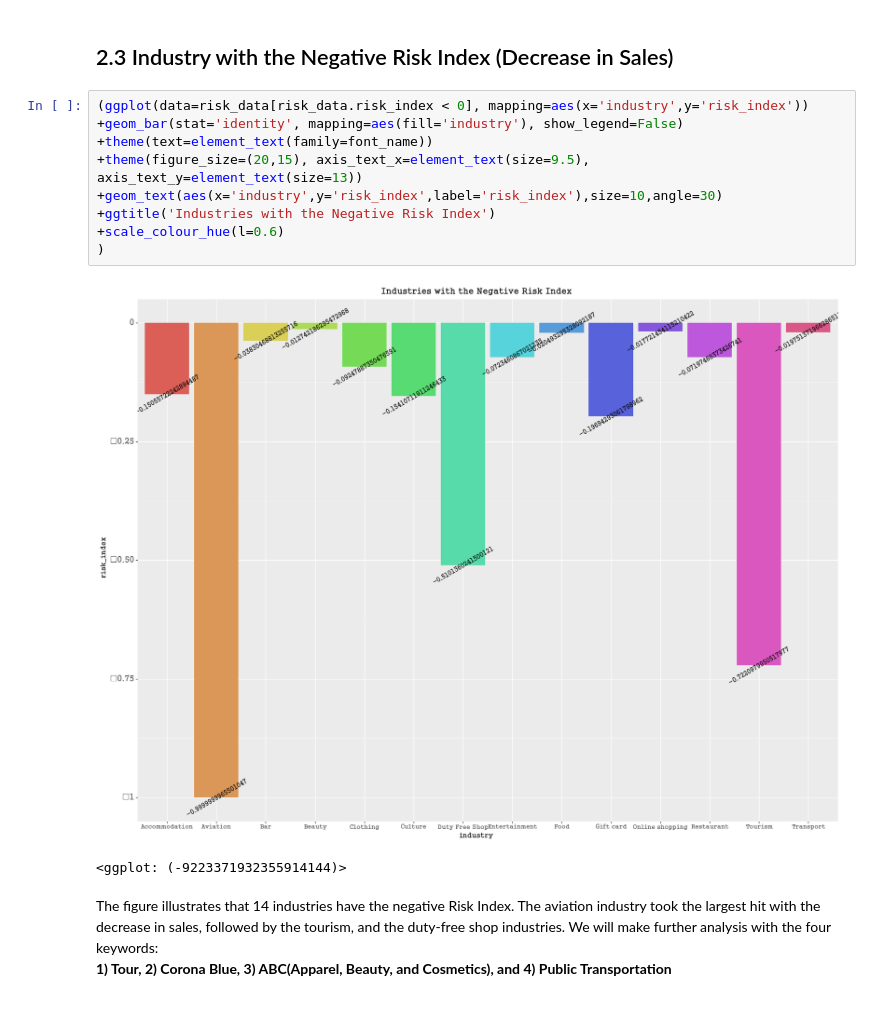
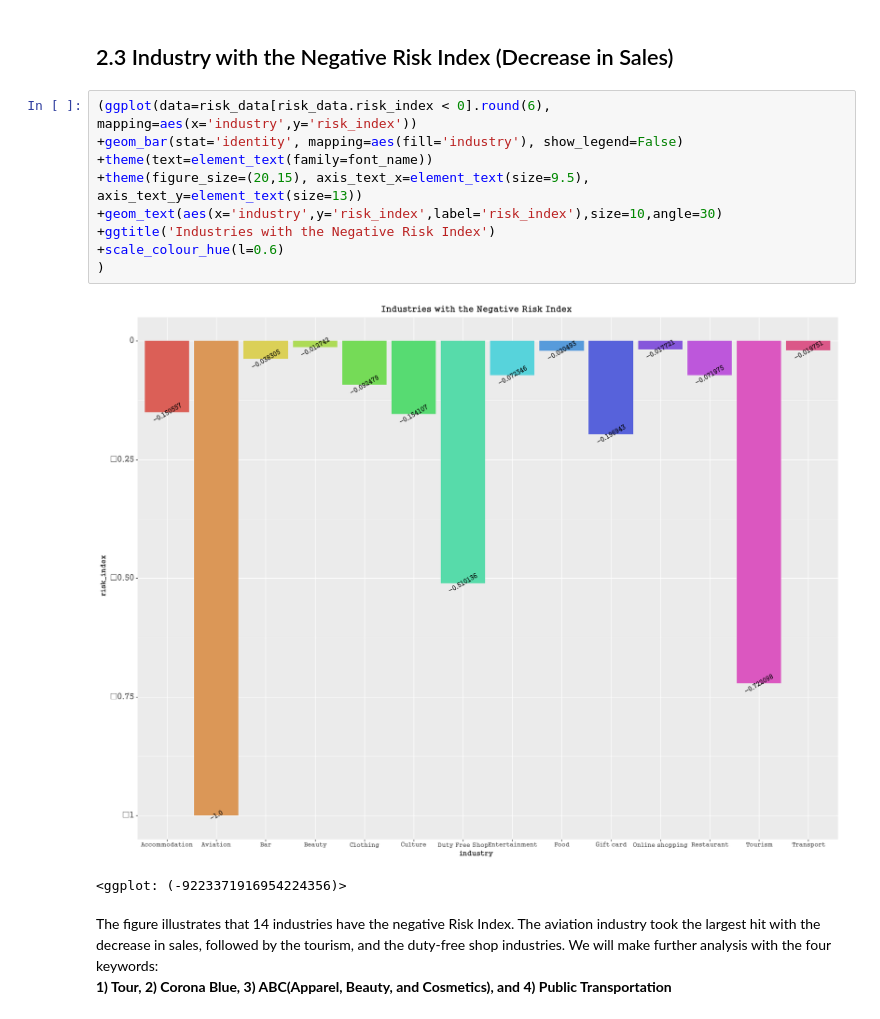
Before and after one commit to JieunKim-Econ/Covid_EDA_with_R, a Jupyter notebook: Risk-Resilience Matrix Analysis-C2.ipynb, the cells around one changed output. Cells and saved outputs as stored; diff of their text form.

```diff
--- a/Risk-Resilience Matrix Analysis-C2.ipynb
+++ b/Risk-Resilience Matrix Analysis-C2.ipynb
@@ -382,17 +373,17 @@ Since the spread of Covid-19, the terminology "Untact" has become the popular bu
 # %% [markdown]
 ## 2.3 Industry with the Negative Risk Index (Decrease in Sales)
 # %%
-(ggplot(data=risk_data[risk_data.risk_index < 0], mapping=aes(x='industry',y='risk_index'))
+(ggplot(data=risk_data[risk_data.risk_index < 0].round(6), mapping=aes(x='industry',y='risk_index'))
 +geom_bar(stat='identity', mapping=aes(fill='industry'), show_legend=False)
 +theme(text=element_text(family=font_name))
 +theme(figure_size=(20,15), axis_text_x=element_text(size=9.5), axis_text_y=element_text(size=13))
 +geom_text(aes(x='industry',y='risk_index',label='risk_index'),size=10,angle=30)
 +ggtitle('Industries with the Negative Risk Index')
 +scale_colour_hue(l=0.6)
 )
 # %% [output]
-[figure, old version]
+[figure, new version]
-<ggplot: (-9223371932355914144)>
+<ggplot: (-9223371916954224356)>
 # %% [markdown]
 The figure illustrates that 14 industries have the negative Risk Index. The aviation industry took the largest hit with the decrease in sales, followed by the tourism, and the duty-free shop industries. We will make further analysis with the four keywords:<br/>
 **1) Tour, 2) Corona Blue, 3) ABC(Apparel, Beauty, and Cosmetics), and 4) Public Transportation**
```
Also changed, not shown: parts of 32 cells of this notebook.
